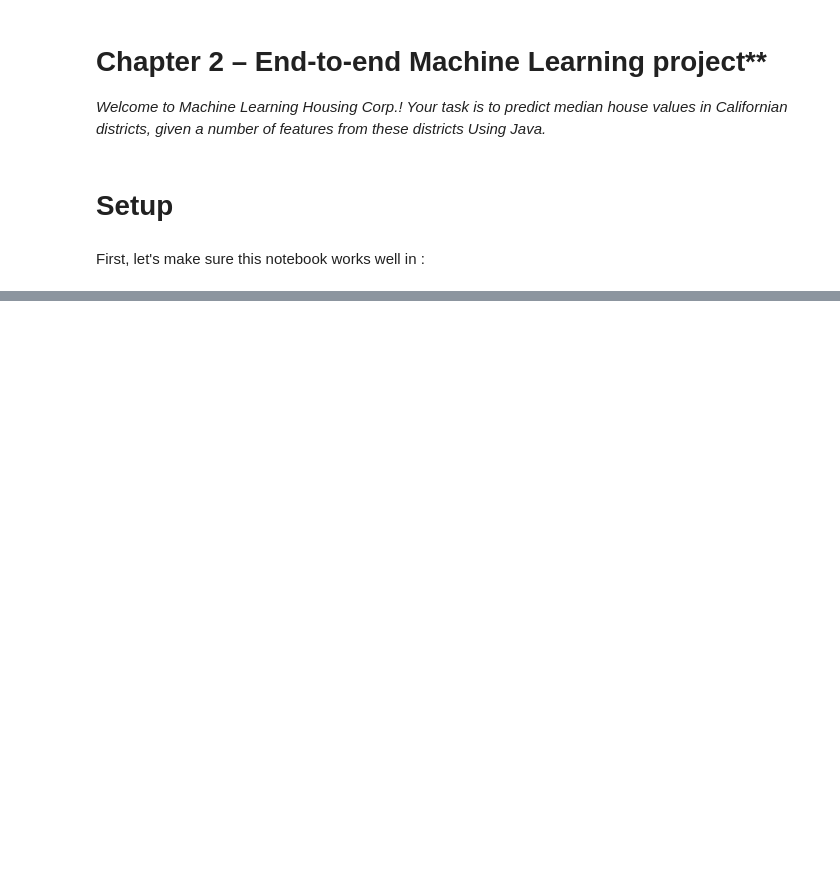
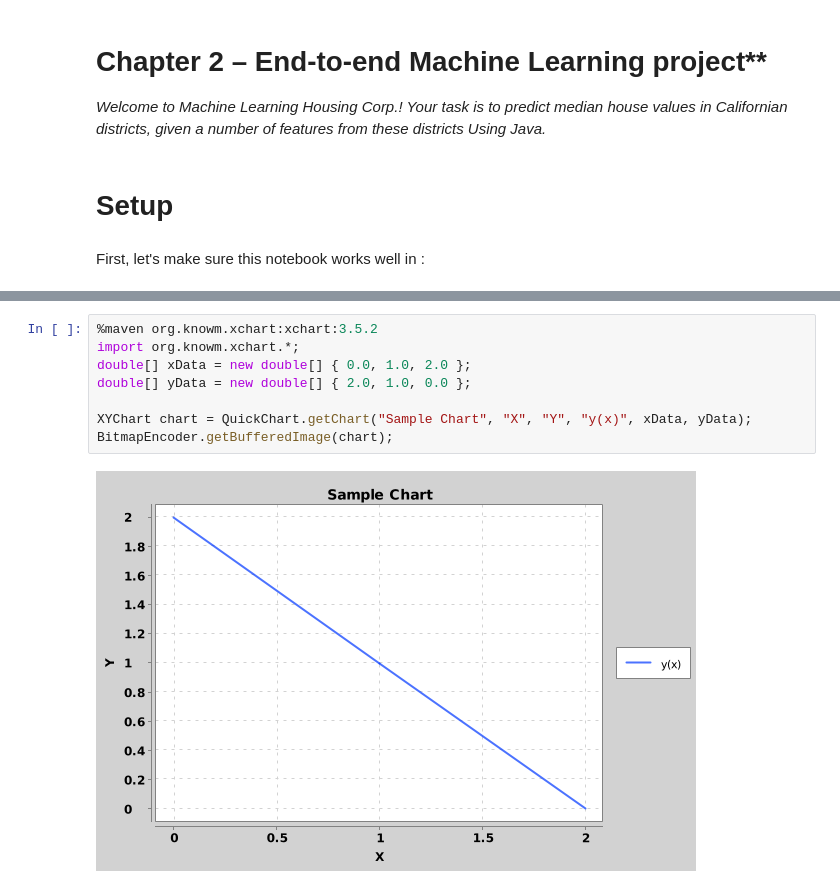
Before and after one commit to kiamesdavies/java-handson-ml, a Jupyter notebook: 02_end_to_end_machine_learning_project.ipynb, the cells around one changed output, grey strips where cells are left out. Drawn from its saved outputs; the diff is of its cells as text; blank space fills up the shorter version.

Commit message:
continue progress with chapter by adding charts

```diff
--- a/02_end_to_end_machine_learning_project.ipynb
+++ b/02_end_to_end_machine_learning_project.ipynb
@@ -76,0 +138,10 @@ void fetch_housing_data(String housingUrl,File housingPath){
+# %%
+%maven org.knowm.xchart:xchart:3.5.2
+import org.knowm.xchart.*;
+double[] xData = new double[] { 0.0, 1.0, 2.0 };
+double[] yData = new double[] { 2.0, 1.0, 0.0 };
+
+XYChart chart = QuickChart.getChart("Sample Chart", "X", "Y", "y(x)", xData, yData);
+BitmapEncoder.getBufferedImage(chart);
+# %% [output]
+[figure, added]
```
Also changed, not shown: parts of 8 cells of this notebook, 3 other files.
